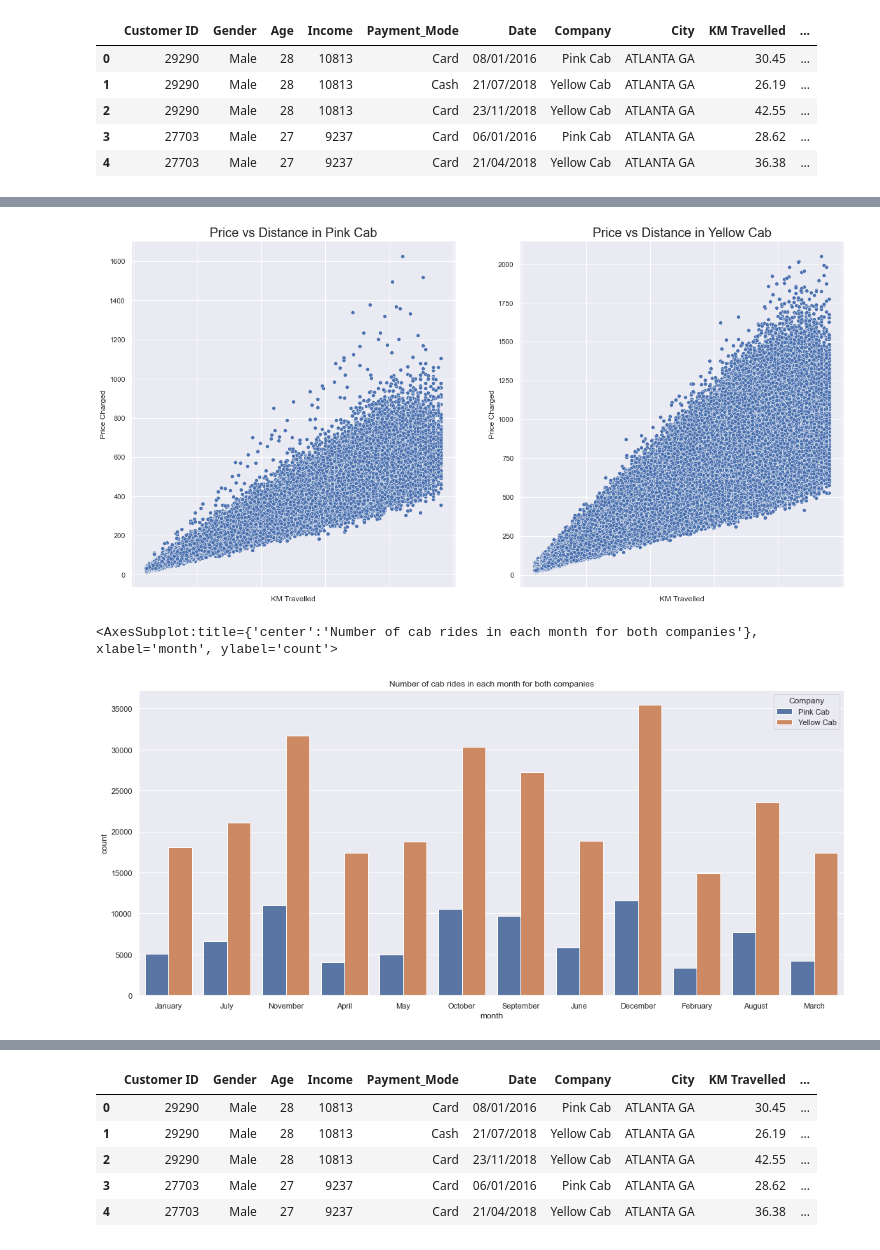
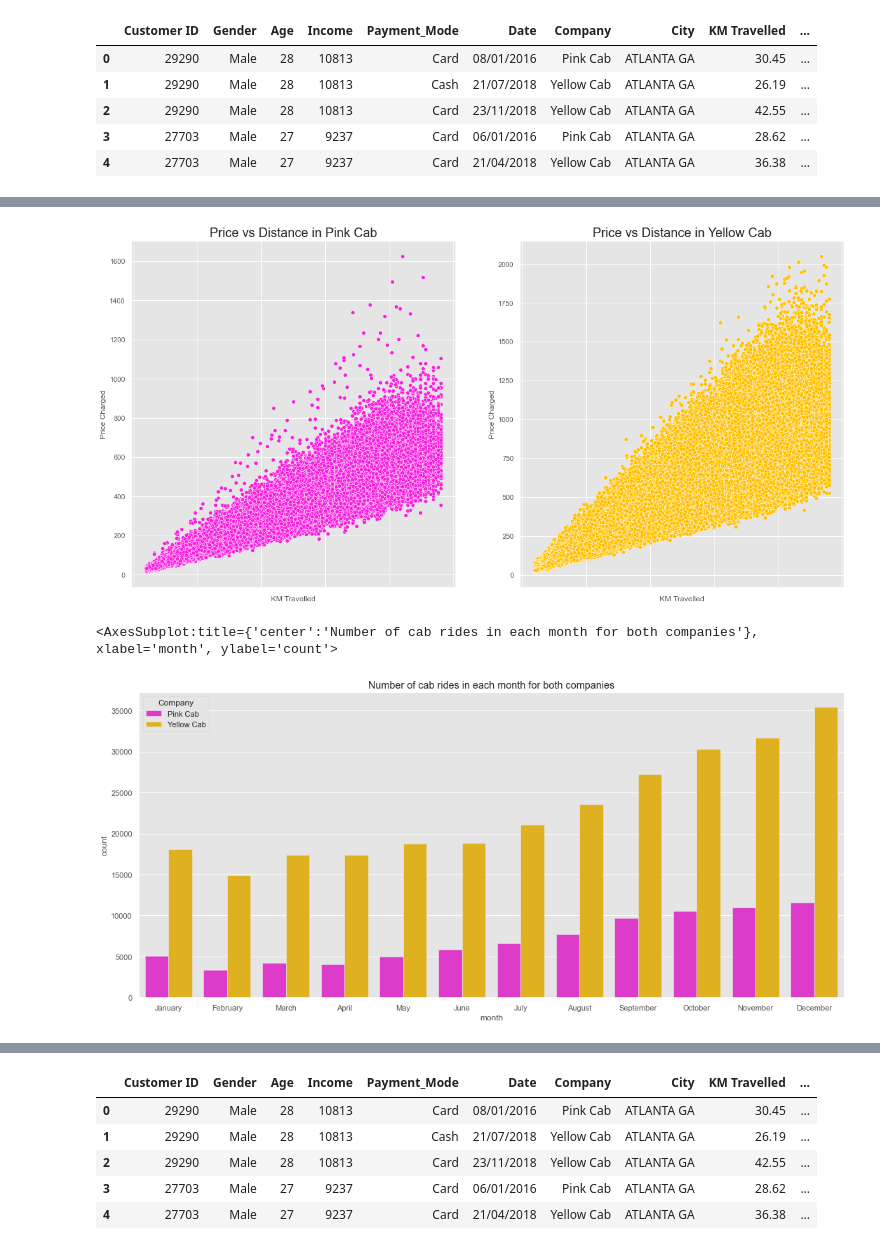
Before and after one commit to yashjadwani/Week2, a Jupyter notebook: Week2_G2M_CAB.ipynb, the cells around one changed output, grey strips where cells are left out. Drawn from its saved outputs; the diff is of its cells as text; code cells hidden in the pictures.

```diff
--- a/Week2_G2M_CAB.ipynb
+++ b/Week2_G2M_CAB.ipynb
@@ -5,10 +5,17 @@ import matplotlib.pyplot as plt
 import seaborn as sns
 import warnings
 
-sns.set()
+
 
 warnings.filterwarnings('ignore')
 pd.set_option('display.max_columns', None)
+
+
+warnings.filterwarnings("ignore")
+%matplotlib inline
+sns.set()
+plt.style.use('ggplot')
+plt.rcParams['figure.facecolor'] = 'white'
 # %%
 cab = pd.read_csv('Datasets/Cab_Data.csv')
 customer = pd.read_csv('Datasets/Customer_ID.csv')
@@ -243,9 +250,15 @@ main_df.head()
 | 2 | 29290 | Male | 28 | 10813 | Card | 23/11/2018 | Yellow Cab | ATLANTA GA | 42.55 | ... |
 | 3 | 27703 | Male | 27 | 9237 | Card | 06/01/2016 | Pink Cab | ATLANTA GA | 28.62 | ... |
 | 4 | 27703 | Male | 27 | 9237 | Card | 21/04/2018 | Yellow Cab | ATLANTA GA | 36.38 | ... |
+# %%
+monthyear_list=[]
+x = main_df['Date'].str.split('/')
+for i in x:
+    monthyear_list.append(i[1]+'-'+i[2])
 # %%
 main_df['month'] = pd.to_datetime(main_df['Date'],format='%d/%m/%Y').dt.month_name()
 main_df['year'] = pd.to_datetime(main_df['Date'],format='%d/%m/%Y').dt.year
+main_df['month-year'] = monthyear_list
 main_df.head()
 # %% [output]
 |  | Customer ID | Gender | Age | Income | Payment_Mode | Date | Company | City | KM Travelled | ... |
@@ -306,3 +322,6 @@ months = ['January','February','March','April','May','June','July','August','Sep
+# %%
+#Setting a color palette
+colors = {'Pink Cab':'#f820De','Yellow Cab':'#ffc000'}
 # %%
 plt.figure(figsize=(18,8))
 plt.title('Number of cab rides in each month for both companies')
@@ -325,18 +355,18 @@ plt.show()
 # %%
 fig, (ax1, ax2) = plt.subplots(ncols=2, figsize=(20,10))
-sns.scatterplot(PinkCab['KM Travelled'], PinkCab['Price Charged'], ax=ax1)
+sns.scatterplot(PinkCab['KM Travelled'], PinkCab['Price Charged'], ax=ax1,color=colors['Pink Cab'])
 ax1.set_title('Price vs Distance in Pink Cab', fontsize=20)
 ax1.set_xticklabels(ax1.get_xticklabels(), rotation=0, fontsize=15)
-sns.scatterplot(YellowCab['KM Travelled'], YellowCab['Price Charged'], ax=ax2)
+sns.scatterplot(YellowCab['KM Travelled'], YellowCab['Price Charged'], ax=ax2,color=colors['Yellow Cab'])
 ax2.set_title('Price vs Distance in Yellow Cab', fontsize=20)
 ax2.set_xticklabels(ax2.get_xticklabels(), rotation=0, fontsize=15)
 plt.show()
 # %% [output]
-[figure, old version]
+[figure, new version]
 # %%
 plt.figure(figsize=(18,8))
 plt.title('Number of cab rides in each month for both companies')
-sns.countplot(x='month',data=main_df,hue='Company')
+sns.countplot(x='month',data=main_df,hue='Company',order=months,palette=colors)
 # %% [output]
 <AxesSubplot:title={'center':'Number of cab rides in each month for both companies'}, xlabel='month', ylabel='count'>
-[figure, old version]
+[figure, new version]
```
Also changed, not shown: parts of 47 cells of this notebook.
